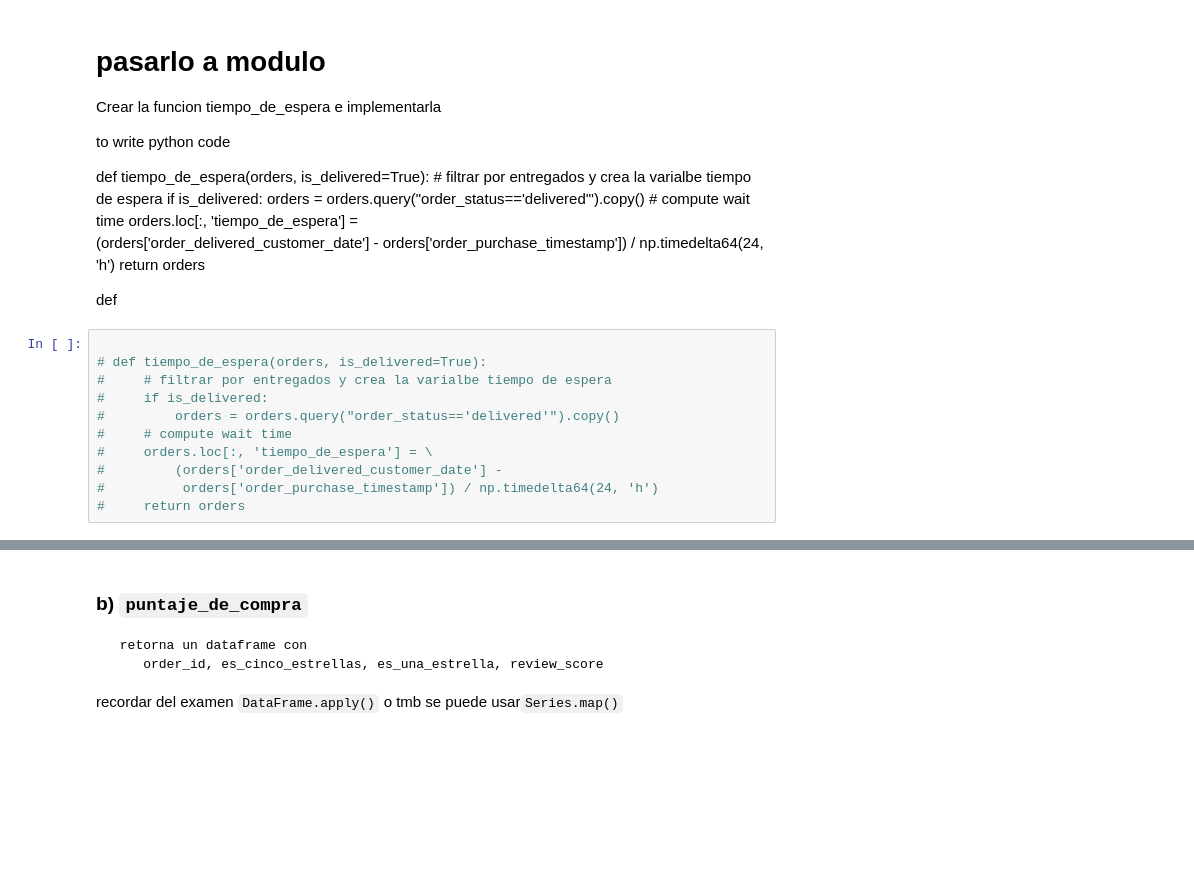
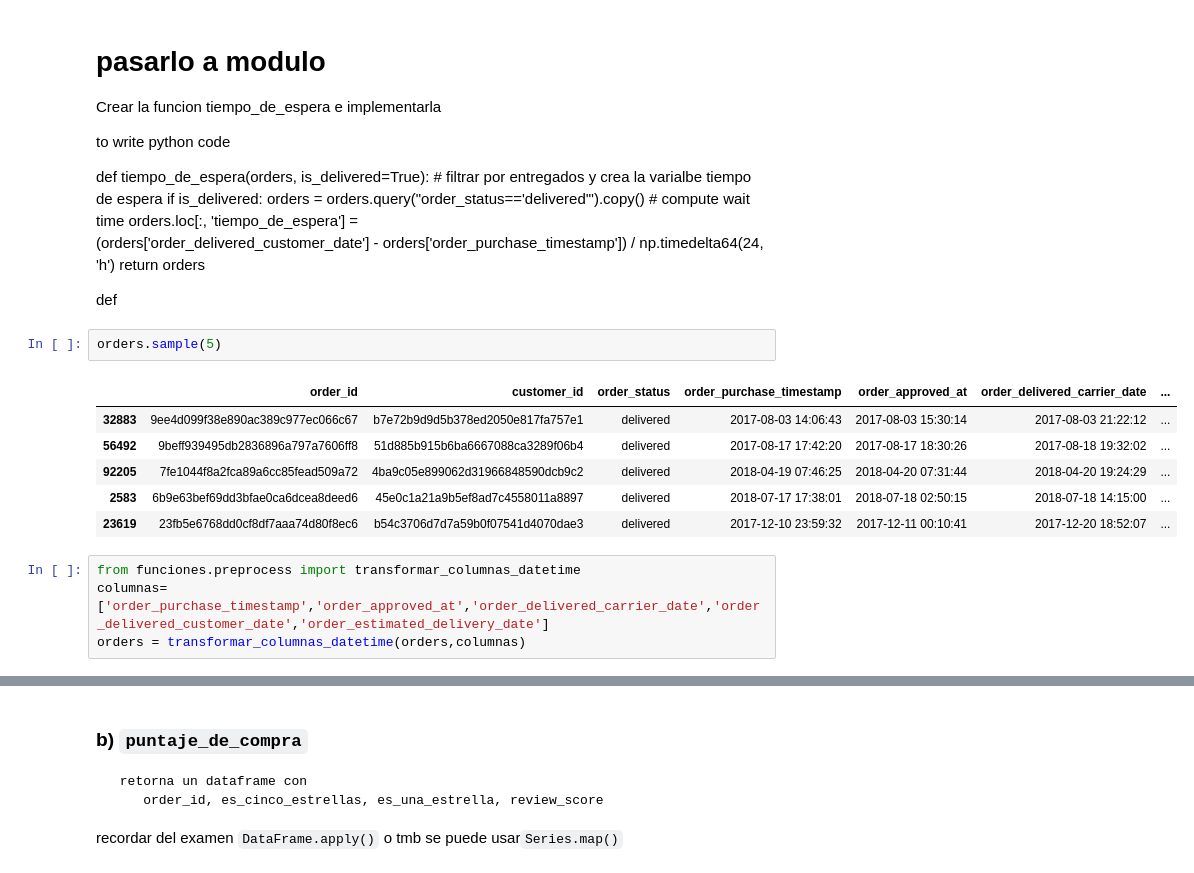
Before and after one commit to Chiaraaorlando/Olist, a Jupyter notebook: ejercicio_orders_part1.ipynb, the cells around one changed output, grey strips where cells are left out. Drawn from its saved outputs; the diff is of its cells as text; blank space fills up the shorter version.

```diff
--- a/ejercicio_orders_part1.ipynb
+++ b/ejercicio_orders_part1.ipynb
@@ -202,14 +200,16 @@ def tiempo_de_espera(orders, is_delivered=True):
     return orders
 
 def
-# %%
-
-# def tiempo_de_espera(orders, is_delivered=True):
-#     # filtrar por entregados y crea la varialbe tiempo de espera
-#     if is_delivered:
-#         orders = orders.query("order_status=='delivered'").copy()
-#     # compute wait time
-#     orders.loc[:, 'tiempo_de_espera'] = \
-#         (orders['order_delivered_customer_date'] -
-#          orders['order_purchase_timestamp']) / np.timedelta64(24, 'h')
-#     return orders
+# %%
+orders.sample(5)
+# %% [output]
+|  | order_id | customer_id | order_status | order_purchase_timestamp | order_approved_at | order_delivered_carrier_date | ... |
+| 32883 | 9ee4d099f38e890ac389c977ec066c67 | b7e72b9d9d5b378ed2050e817fa757e1 | delivered | 2017-08-03 14:06:43 | 2017-08-03 15:30:14 | 2017-08-03 21:22:12 | ... |
+| 56492 | 9beff939495db2836896a797a7606ff8 | 51d885b915b6ba6667088ca3289f06b4 | delivered | 2017-08-17 17:42:20 | 2017-08-17 18:30:26 | 2017-08-18 19:32:02 | ... |
+| 92205 | 7fe1044f8a2fca89a6cc85fead509a72 | 4ba9c05e899062d31966848590dcb9c2 | delivered | 2018-04-19 07:46:25 | 2018-04-20 07:31:44 | 2018-04-20 19:24:29 | ... |
+| 2583 | 6b9e63bef69dd3bfae0ca6dcea8deed6 | 45e0c1a21a9b5ef8ad7c4558011a8897 | delivered | 2018-07-17 17:38:01 | 2018-07-18 02:50:15 | 2018-07-18 14:15:00 | ... |
+| 23619 | 23fb5e6768dd0cf8df7aaa74d80f8ec6 | b54c3706d7d7a59b0f07541d4070dae3 | delivered | 2017-12-10 23:59:32 | 2017-12-11 00:10:41 | 2017-12-20 18:52:07 | ... |
+# %%
+from funciones.preprocess import transformar_columnas_datetime
+columnas=['order_purchase_timestamp','order_approved_at','order_delivered_carrier_date','order_delivered_customer_date','order_estimated_delivery_date']
+orders = transformar_columnas_datetime(orders,columnas)
```
Also changed, not shown: parts of 50 cells of this notebook, 1 other file.
